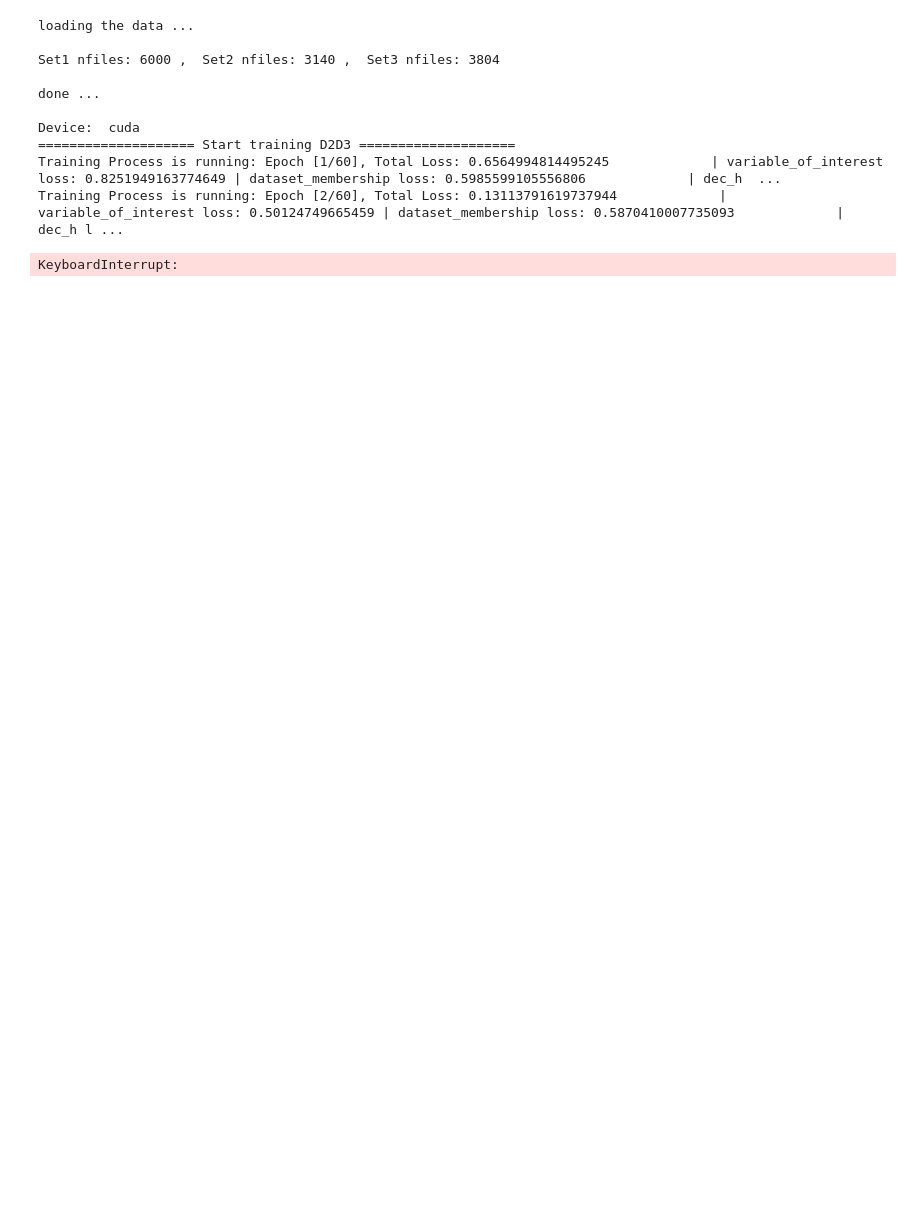
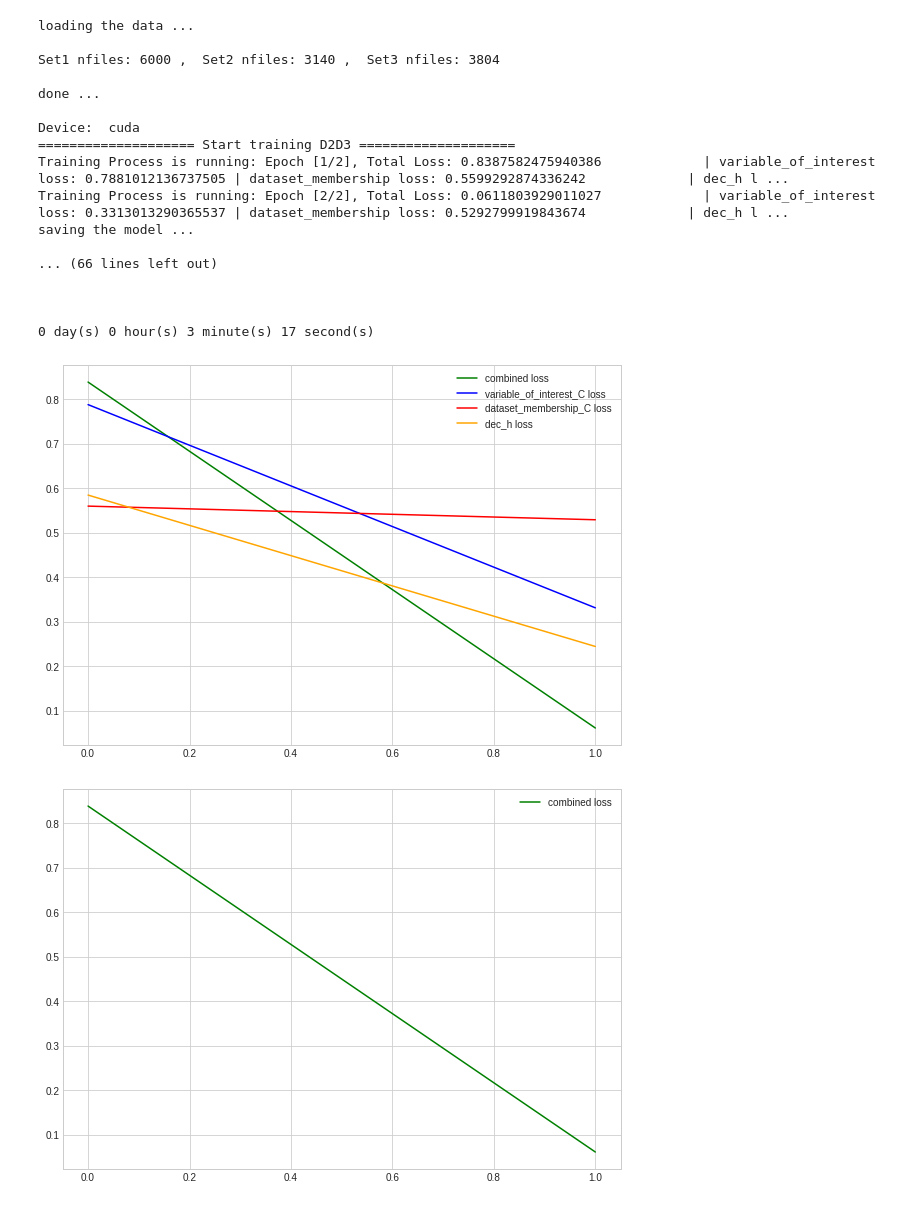
Before and after one commit to NajmehSaffar/Cross-dataset-Generalization-in--Image-Classification, a Jupyter notebook: scripts/train.ipynb, the cells around one changed output. Saved outputs shown, nothing was run; the diff lists cells and outputs as text; code cells hidden in the pictures; blank space fills up the shorter version.

```diff
--- a/scripts/train.ipynb
+++ b/scripts/train.ipynb
@@ -33,34 +33,42 @@ def parse_arguments_from_list(args_list):
     return parser.parse_args(args_list)
 
 
 if __name__ == '__main__':
     # Define your desired argument values
     args_list = ['--data_dir', '../data/',
                  '--batch_size', '256',
-                 '--num_epochs', '60',
+                 '--num_epochs', '2',
                  '--im_size', '128',
                  '--learning_rate', '0.01',
                  '--cuda',
                  '--setup', 'Baseline2',
                  '--exp', 'D2D3',
                  '--cross_dataset'
                 ]
     args = parse_arguments_from_list(args_list)
 
     start = time.time()
     main(args)
     end = time.time()
     days, hours, minutes, seconds = getTime(end-start)
     print(f"\n{int(days)} day(s) {int(hours)} hour(s) {int(minutes)} minute(s) {int(seconds)} second(s)")
 # %% [output]
 loading the data ...
 
 Set1 nfiles: 6000 ,  Set2 nfiles: 3140 ,  Set3 nfiles: 3804
 
 done ...
 
 Device:  cuda
 ==================== Start training D2D3 ====================
-Training Process is running: Epoch [1/60], Total Loss: 0.6564994814495245             | variable_of_interest loss: 0.8251949163774649 | dataset_membership loss: 0.5985599105556806             | dec_h  ...
-Training Process is running: Epoch [2/60], Total Loss: 0.13113791619737944             | variable_of_interest loss: 0.50124749665459 | dataset_membership loss: 0.5870410007735093             | dec_h l ...
+Training Process is running: Epoch [1/2], Total Loss: 0.8387582475940386             | variable_of_interest loss: 0.7881012136737505 | dataset_membership loss: 0.5599292874336242             | dec_h l ...
+Training Process is running: Epoch [2/2], Total Loss: 0.0611803929011027             | variable_of_interest loss: 0.3313013290365537 | dataset_membership loss: 0.5292799919843674             | dec_h l ...
+saving the model ...
+
+... (66 lines left out)
+
+
+
+0 day(s) 0 hour(s) 3 minute(s) 17 second(s)
-KeyboardInterrupt:
+[figure, added]
+[figure, added]
```
Also changed, not shown: parts of 1 cell of this notebook, 7 other files.
